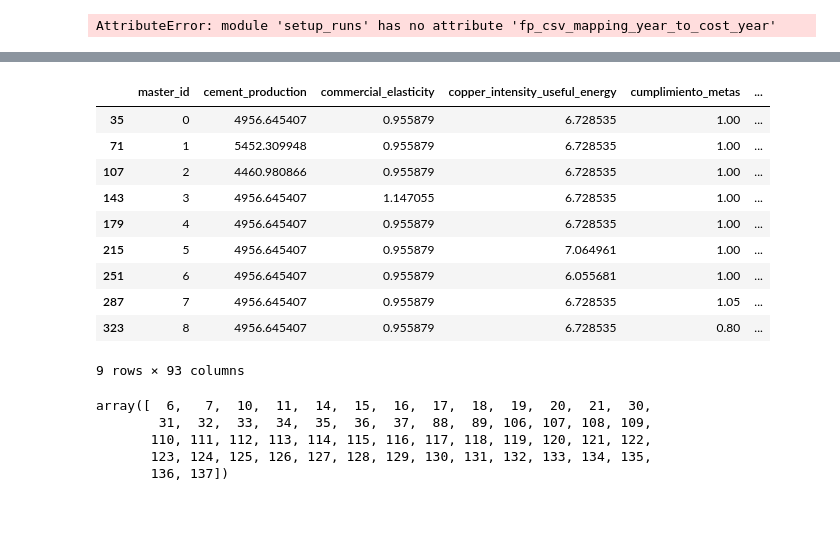
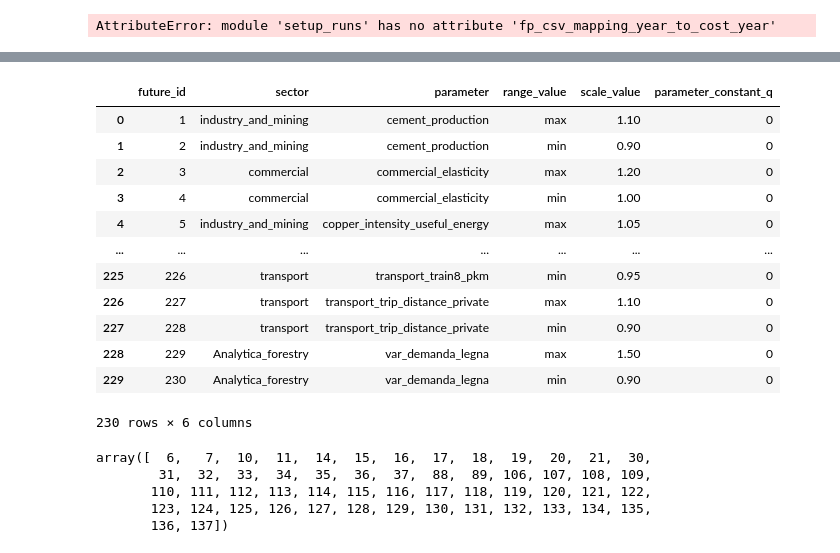
Before and after one commit to emolinaperez/MultiSector_LTS_Chile, a Jupyter notebook: python/integrate_pmr.ipynb, the cells around one changed output, grey strips where cells are left out. Cells and saved outputs as stored; diff of their text form; code cells hidden in the pictures; blank space fills up the shorter version.

```diff
--- a/python/integrate_pmr.ipynb
+++ b/python/integrate_pmr.ipynb
@@ -669,22 +671,22 @@ fields_dat = [x for x in df_ed_out.columns if (x not in fields_scen)]
 fields_dat.sort()
 df_ed_out = df_ed_out[fields_scen + fields_dat]
 df_master_out = pd.DataFrame(df_master_out, columns = (["master_id"] + fields_id_ptas + ["future_id", "strategy_id", "design_id"]))
-# %%
-ap2 = apv.copy()
-ap2.sort()
-df_ed_out[df_ed_out["year"] == 2050][["master_id"] + apv].iloc[0:9]
-# %% [output]
-|  | master_id | cement_production | commercial_elasticity | copper_intensity_useful_energy | cumplimiento_metas | ... |
-| 35 | 0 | 4956.645407 | 0.955879 | 6.728535 | 1.00 | ... |
-| 71 | 1 | 5452.309948 | 0.955879 | 6.728535 | 1.00 | ... |
-| 107 | 2 | 4460.980866 | 0.955879 | 6.728535 | 1.00 | ... |
-| 143 | 3 | 4956.645407 | 1.147055 | 6.728535 | 1.00 | ... |
-| 179 | 4 | 4956.645407 | 0.955879 | 6.728535 | 1.00 | ... |
-| 215 | 5 | 4956.645407 | 0.955879 | 7.064961 | 1.00 | ... |
-| 251 | 6 | 4956.645407 | 0.955879 | 6.055681 | 1.00 | ... |
-| 287 | 7 | 4956.645407 | 0.955879 | 6.728535 | 1.05 | ... |
-| 323 | 8 | 4956.645407 | 0.955879 | 6.728535 | 0.80 | ... |
-9 rows × 93 columns
+# %%
+df_future_out
+# %% [output]
+|  | future_id | sector | parameter | range_value | scale_value | parameter_constant_q |
+| 0 | 1 | industry_and_mining | cement_production | max | 1.10 | 0 |
+| 1 | 2 | industry_and_mining | cement_production | min | 0.90 | 0 |
+| 2 | 3 | commercial | commercial_elasticity | max | 1.20 | 0 |
+| 3 | 4 | commercial | commercial_elasticity | min | 1.00 | 0 |
+| 4 | 5 | industry_and_mining | copper_intensity_useful_energy | max | 1.05 | 0 |
+| ... | ... | ... | ... | ... | ... | ... |
+| 225 | 226 | transport | transport_train8_pkm | min | 0.95 | 0 |
+| 226 | 227 | transport | transport_trip_distance_private | max | 1.10 | 0 |
+| 227 | 228 | transport | transport_trip_distance_private | min | 0.90 | 0 |
+| 228 | 229 | Analytica_forestry | var_demanda_legna | max | 1.50 | 0 |
+| 229 | 230 | Analytica_forestry | var_demanda_legna | min | 0.90 | 0 |
+230 rows × 6 columns
 # %%
 w_const
 # %% [output]
```
Also changed, not shown: parts of 14 cells of this notebook, 41 other files.
